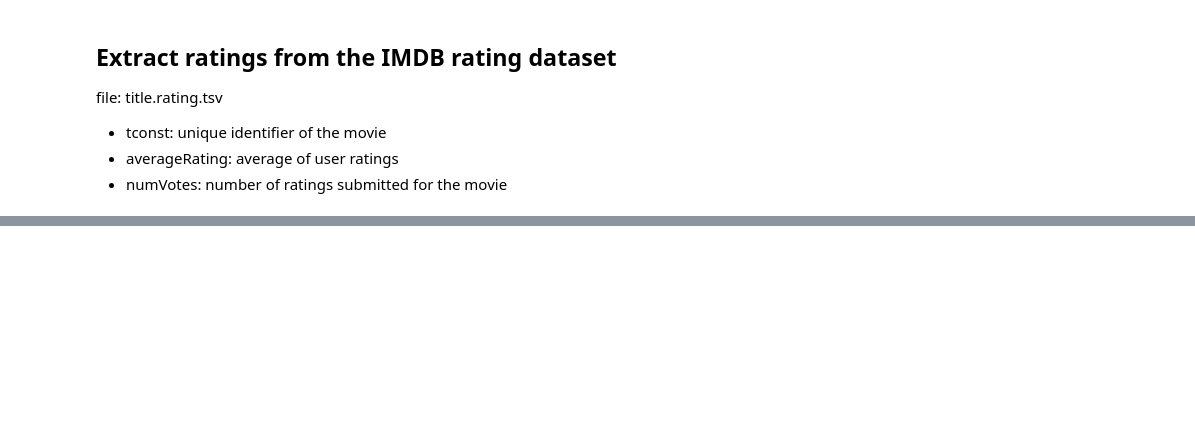
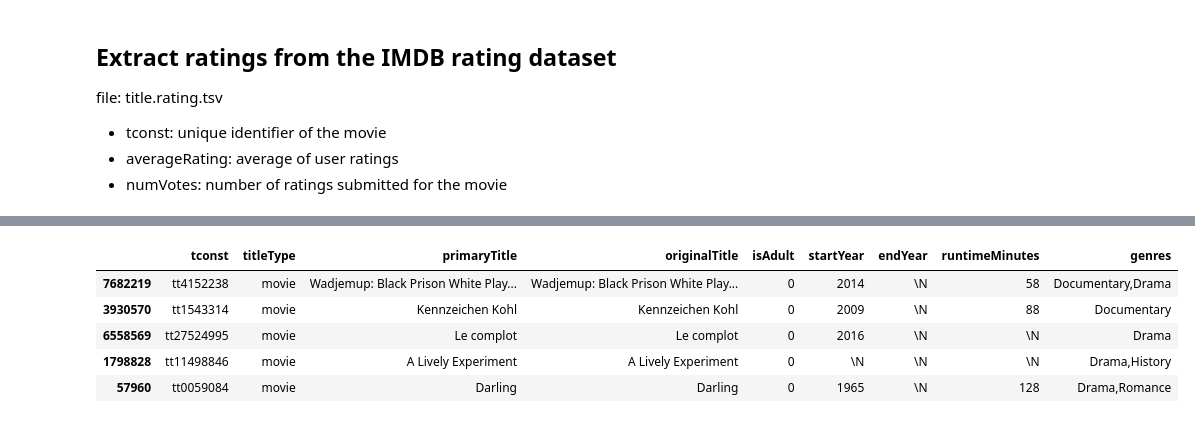
Before and after one commit to epfl-ada/ada-2023-project-advanceddataarsonists, a Jupyter notebook: data_exploring.ipynb, the cells around one changed output, grey strips where cells are left out. Saved outputs shown, nothing was run; the diff lists cells and outputs as text; code cells hidden in the pictures; blank space fills up the shorter version.

```diff
--- a/data_exploring.ipynb
+++ b/data_exploring.ipynb
@@ -80,0 +122,10 @@ imdb_names_df = load_imdb_basics()
+# %%
+# Extract the movies from the title.basics imbd dataset
+imdb_title_df.sample(5)
+# %% [output]
+|  | tconst | titleType | primaryTitle | originalTitle | isAdult | startYear | endYear | runtimeMinutes | genres |
+| 7682219 | tt4152238 | movie | Wadjemup: Black Prison White Play... | Wadjemup: Black Prison White Play... | 0 | 2014 | \N | 58 | Documentary,Drama |
+| 3930570 | tt1543314 | movie | Kennzeichen Kohl | Kennzeichen Kohl | 0 | 2009 | \N | 88 | Documentary |
+| 6558569 | tt27524995 | movie | Le complot | Le complot | 0 | 2016 | \N | \N | Drama |
+| 1798828 | tt11498846 | movie | A Lively Experiment | A Lively Experiment | 0 | \N | \N | \N | Drama,History |
+| 57960 | tt0059084 | movie | Darling | Darling | 0 | 1965 | \N | 128 | Drama,Romance |
```
Also changed, not shown: parts of 25 cells of this notebook, 2 other files.
